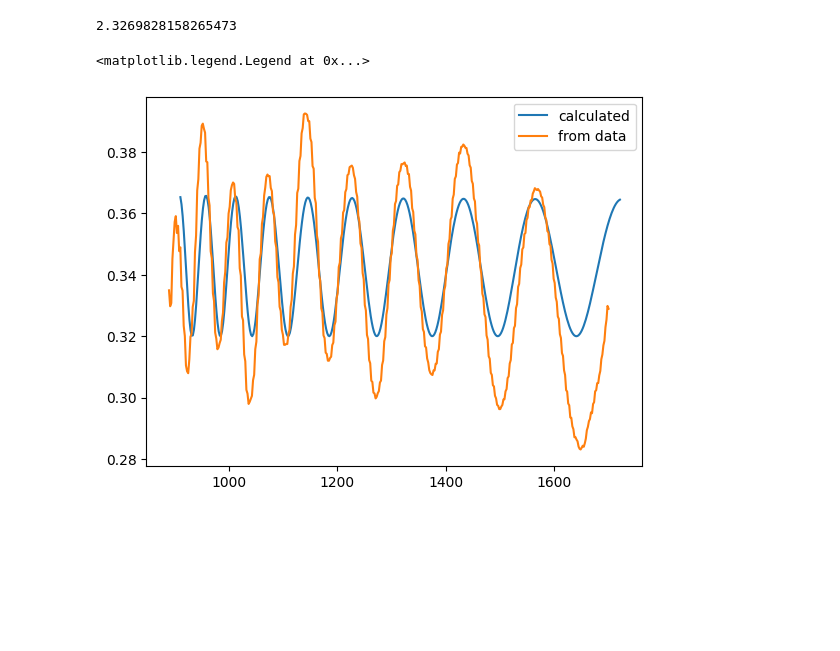
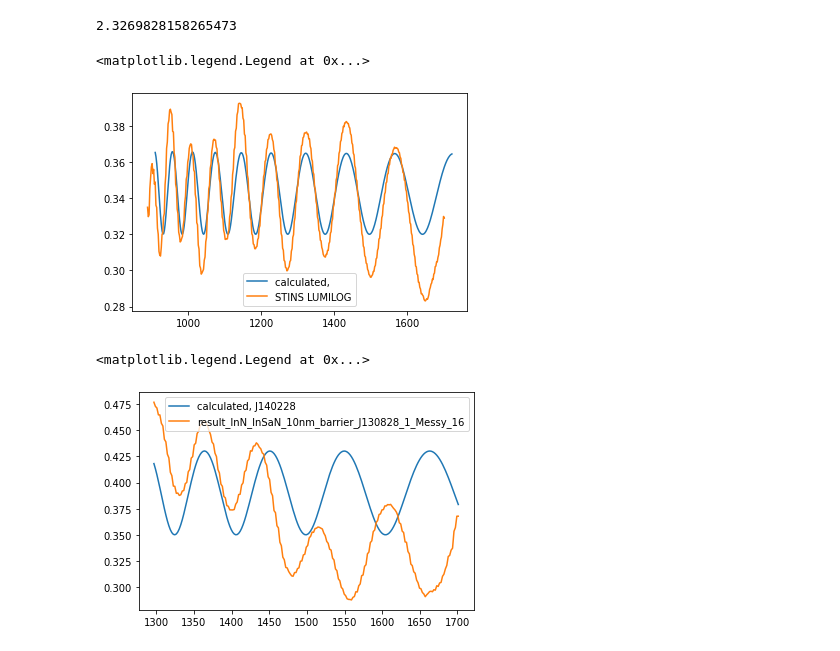
Before and after one commit to alexburg14/Fabry-Perot, a Jupyter notebook: import index.ipynb, the cells around one changed output. Cells and saved outputs as stored; diff of their text form; code cells hidden in the pictures; blank space fills up the shorter version.

Commit message:
added all graphs

```diff
--- a/import index.ipynb
+++ b/import index.ipynb
@@ -4,9 +4,9 @@ import numpy as np
 import matplotlib.pyplot as plt
 import test,refractive
 # %%
-def Transmission(lam, r = 1, d = 1, n = 1):
+def Transmission(lam, r = 1, optdick = 1):
     lam = lam*10**-9
-    delphi = (4*np.pi/lam) * n * d
+    delphi = (4*np.pi/lam) * optdick
     F = ((4*r)/(1-r)**2)
     return 1/ (1+(F*(np.sin(delphi/2))**2))
 
@@ -34,12 +38,27 @@ x_data =  np.array(columns[0])
 # %%
 T1 = []
 for x in x_data:
-    T1.append(test.Transmission(x, r = reflectance(Gallium(x),1)*reflectance(Gallium(x),Sapphire(x)) , d = 3.5*10**(-6), n = Gallium((x))))
+    T1.append(Transmission(x, r = reflectance(Gallium(x),1)*reflectance(Gallium(x),Sapphire(x)) , optdick = 3.5*10**-6 * Gallium(x)))
 T1 = np.array(T1)
 
-plt.plot(x_data+21,-0.2*np.log(T1)+0.32, label="calculated")
-plt.plot(x_data, columns[1], label="from data")
+plt.plot(x_data+21,-0.2*np.log(T1)+0.32, label="calculated, ")
+plt.plot(x_data, columns[1], label="STINS LUMILOG")
 plt.legend()
 # %% [output]
 <matplotlib.legend.Legend at 0x...>
-[figure, old version]
+[figure, new version]
+# %%
+#j130828
+T6 =  []
+for x in x_data:
+    T6.append(Transmission(x, r = reflectance(InGaN(x,0.9),1)*reflectance(Gallium(x),Sapphire(x)) , optdick = (3.5*10**-6 * Gallium(x) + 0.255*10**-6 * InN(x) + 0.85*10**-6 * InGaN(x,0.9) )))
+T6 = np.array(T6)
+
+l = 200
+z = 0
+plt.plot(x_data[l:],  -0.3* np.log(T6)[l:]+ 0.35, label="calculated, J140228")
+plt.plot(x_data[z:][l:], columns[2][l:], label="result_InN_InSaN_10nm_barrier_J130828_1_Messy_16")
+plt.legend()
+# %% [output]
+<matplotlib.legend.Legend at 0x...>
+[figure, added]
```
Also changed, not shown: parts of 9 cells of this notebook, 2 other files.
